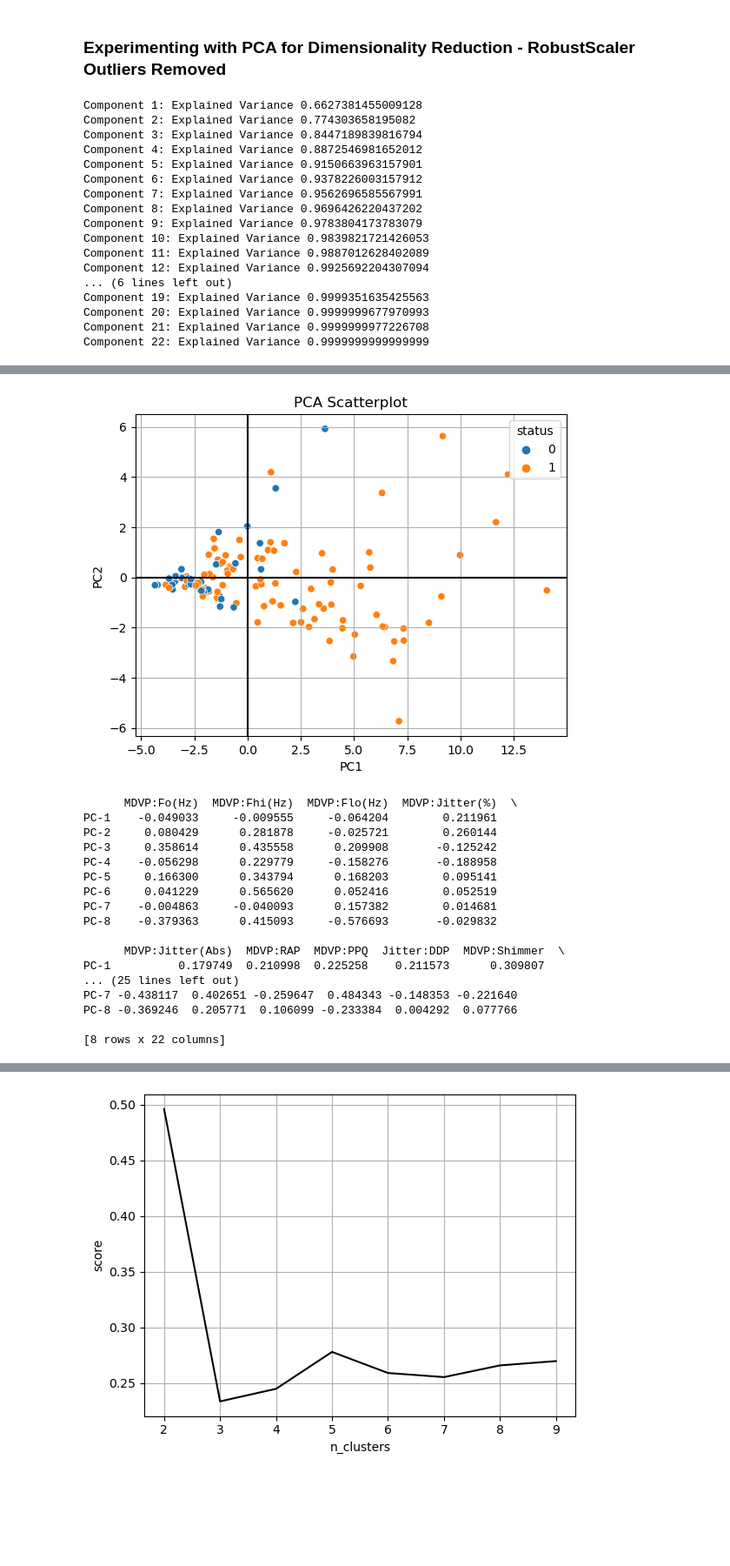
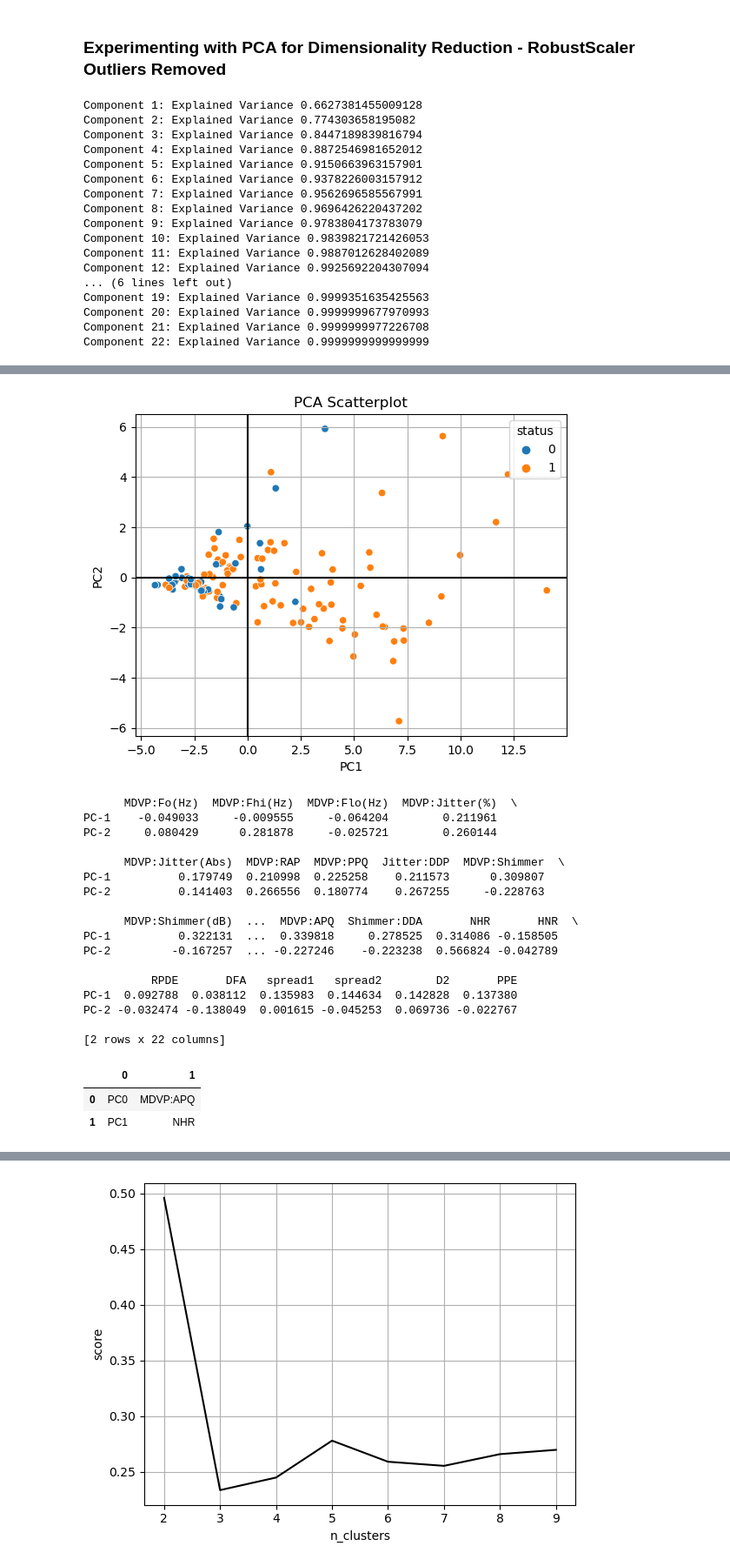
Before and after one commit to t-price/ML_project, a Jupyter notebook: Parkinsons_RobustScaler.ipynb, the cells around one changed output, grey strips where cells are left out. Shown at 87% size. Cells and saved outputs as stored; diff of their text form; code cells hidden in the pictures; blank space fills up the shorter version.

```diff
--- a/Parkinsons_RobustScaler.ipynb
+++ b/Parkinsons_RobustScaler.ipynb
@@ -982,13 +1042,13 @@ plt.show()
 
 
 #create the model
-pca = PCA(n_components = 8)
+pca = PCA(n_components = 2)
 
 #fit the model and transform the data
 transformed_rob_no = pca.fit_transform(X_train_no_outliers_rob)
 
 #create a dataframe of the transformed data
-df_rob_no = pd.DataFrame(transformed_rob_no, columns=['PC1', 'PC2', 'PC3', 'PC4', 'PC5', 'PC6','PC7','PC8'])
+df_rob_no = pd.DataFrame(transformed_rob_no, columns=['PC1', 'PC2'])
 df_rob_no['status'] = y_train_no_outliers_rob
 
 #create a scatterplot of the data
@@ -1006,41 +1066,60 @@ plt.show()
 
 
 #show components relations with features:
-print(pd.DataFrame(pca.components_,columns=train_X.columns,index = ['PC-1','PC-2','PC-3','PC-4','PC-5','PC-6','PC-7','PC-8']))
+print(pd.DataFrame(pca.components_,columns=train_X.columns,index = ['PC-1','PC-2']))
+# number of components
+n_pcs= pca.components_.shape[0]
+
+# get the index of the most important feature on EACH component
+most_important = [np.abs(pca.components_[i]).argmax() for i in range(n_pcs)]
+
+initial_feature_names = list(train_X.columns)
+# get the names
+most_important_names = [initial_feature_names[most_important[i]] for i in range(n_pcs)]
+
+# Create a dictionary
+dic = {'PC{}'.format(i): most_important_names[i] for i in range(n_pcs)}
+
+# build the dataframe
+most_import = pd.DataFrame(dic.items())
+display(most_import)
 # %% [output]
 Component 1: Explained Variance 0.6627381455009128
 Component 2: Explained Variance 0.774303658195082
 Component 3: Explained Variance 0.8447189839816794
 Component 4: Explained Variance 0.8872546981652012
 Component 5: Explained Variance 0.9150663963157901
 Component 6: Explained Variance 0.9378226003157912
 Component 7: Explained Variance 0.9562696585567991
 Component 8: Explained Variance 0.9696426220437202
 Component 9: Explained Variance 0.9783804173783079
 Component 10: Explained Variance 0.9839821721426053
 Component 11: Explained Variance 0.9887012628402089
 Component 12: Explained Variance 0.9925692204307094
 ... (6 lines left out)
 Component 19: Explained Variance 0.9999351635425563
 Component 20: Explained Variance 0.9999999677970993
 Component 21: Explained Variance 0.9999999977226708
 Component 22: Explained Variance 0.9999999999999999
 [figure]
 [figure]
       MDVP:Fo(Hz)  MDVP:Fhi(Hz)  MDVP:Flo(Hz)  MDVP:Jitter(%)  \
 PC-1    -0.049033     -0.009555     -0.064204        0.211961
 PC-2     0.080429      0.281878     -0.025721        0.260144
-PC-3     0.358614      0.435558      0.209908       -0.125242
-PC-4    -0.056298      0.229779     -0.158276       -0.188958
-PC-5     0.166300      0.343794      0.168203        0.095141
-PC-6     0.041229      0.565620      0.052416        0.052519
-PC-7    -0.004863     -0.040093      0.157382        0.014681
-PC-8    -0.379363      0.415093     -0.576693       -0.029832
 
       MDVP:Jitter(Abs)  MDVP:RAP  MDVP:PPQ  Jitter:DDP  MDVP:Shimmer  \
 PC-1          0.179749  0.210998  0.225258    0.211573      0.309807
-... (25 lines left out)
-PC-7 -0.438117  0.402651 -0.259647  0.484343 -0.148353 -0.221640
-PC-8 -0.369246  0.205771  0.106099 -0.233384  0.004292  0.077766
+PC-2          0.141403  0.266556  0.180774    0.267255     -0.228763
 
-[8 rows x 22 columns]
+      MDVP:Shimmer(dB)  ...  MDVP:APQ  Shimmer:DDA       NHR       HNR  \
+PC-1          0.322131  ...  0.339818     0.278525  0.314086 -0.158505
+PC-2         -0.167257  ... -0.227246    -0.223238  0.566824 -0.042789
+
+          RPDE       DFA   spread1   spread2        D2       PPE
+PC-1  0.092788  0.038112  0.135983  0.144634  0.142828  0.137380
+PC-2 -0.032474 -0.138049  0.001615 -0.045253  0.069736 -0.022767
+
+[2 rows x 22 columns]
+|  | 0 | 1 |
+| 0 | PC0 | MDVP:APQ |
+| 1 | PC1 | NHR |
```
Also changed, not shown: parts of 26 cells of this notebook, 4 other files.
